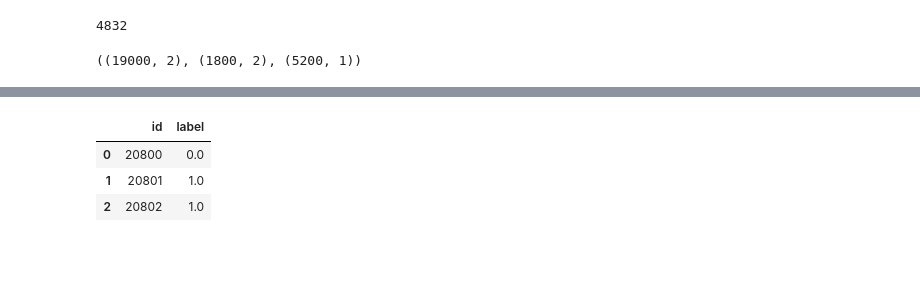
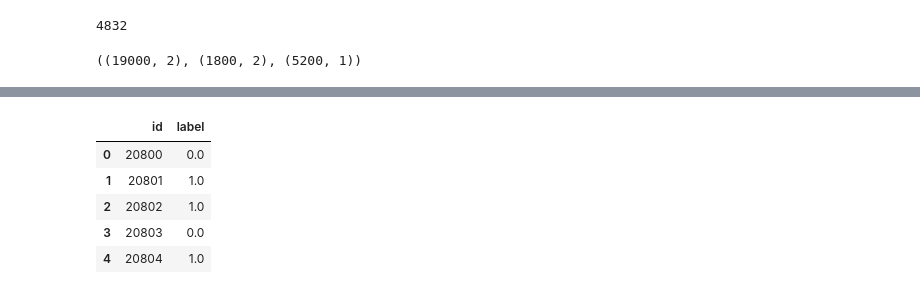
Before and after one commit to kauefs/ML, a Jupyter notebook: notebooks/FakeNews.ipynb, the cells around one changed output, grey strips where cells are left out. Saved outputs shown, nothing was run; the diff lists cells and outputs as text; code cells hidden in the pictures; blank space fills up the shorter version.

```diff
--- a/notebooks/FakeNews.ipynb
+++ b/notebooks/FakeNews.ipynb
@@ -187,0 +267,9 @@ A.shape, E.shape
+# %%
+# Load Data:
+A =pd.read_csv('https://www.dropbox.com/scl/fi/wfrq30mt1zivd15bwy4ce/train.csv?rlkey=ipvyqlupx724n9uu3ohwv44yq&st=4lwzfgkc&dl=1')
+E =pd.read_csv('https://www.dropbox.com/scl/fi/bk0hxxwz62eqzxunuz0ir/test.csv?rlkey=ft4j1kewegy91at8vzb195u15&st=wibyr8vu&dl=1 ')
+# Save Data to DownLoad:
+A.to_csv('FakeNewsTrain.csv', index=False)
+E.to_csv('FakeNewsTeste.csv', index=False)
+# DataSets Shape:
+A.shape, E.shape
@@ -394,16 +495,16 @@ word_index = tokenizer.word_index
 # Applying Tokenizing & Padding Techniques:
 A_sequences= tokenizer.texts_to_sequences(np.array(A['news']))
 A_pad      = pad_sequences(A_sequences, truncating=truncating, padding=padding)
-maxlen               = len(A_pad[0])
+maxlen     = len          (A_pad[0])
 V_sequences= tokenizer.texts_to_sequences(np.array(V['news']))
 V_pad      = pad_sequences(V_sequences, truncating=truncating, padding=padding, maxlen=maxlen)
 # Creating InPut Arrays:
-X = np.copy(A_pad)
-xx= np.copy(V_pad)
-Y = A['label'].values
-yy= V['label'].values
+X=np.copy (A_pad)
+x=np.copy (V_pad)
+Y=A['label'].values
+y=V['label'].values
 # Verifying Arrays Size:
-print('Arrays Sizes:')
-print('Train:', len(X), 'entries.')
-print('Reply:', len(Y), 'entries.')
+print('Arrays Size:')
+print('Train: {:,.0f}'.format(len(X)),'entries.')
+print('Reply: {:,.0f}'.format(len(Y)),'entries.')
 # %% [output]
@@ -608,10 +730,10 @@ array([[0.9562901],
 # %%
-# Submission should be a CSV file with 5200 rows/entries and a header/label.
-test  =pd.read_csv('/content/test.csv')
+# Submission should be a CSV file with 5200 rows/entries & header/label:
+test  =pd.read_csv('FakeNewsTeste.csv')
 pred  =np.round(model.predict(E_pad))
-submit=pd.DataFrame()
+submit=pd.DataFrame( )
 submit['id'   ]=test['id']
 submit['label']=pred
 submit.to_csv('submit.csv', index=False)
-submit.head(3)
+submit.head( )
 # %% [output]
@@ -619,4 +741,6 @@ submit.head(3)
 |  | id | label |
 | 0 | 20800 | 0.0 |
 | 1 | 20801 | 1.0 |
 | 2 | 20802 | 1.0 |
+| 3 | 20803 | 0.0 |
+| 4 | 20804 | 1.0 |
```
Also changed, not shown: parts of 38 cells of this notebook.
